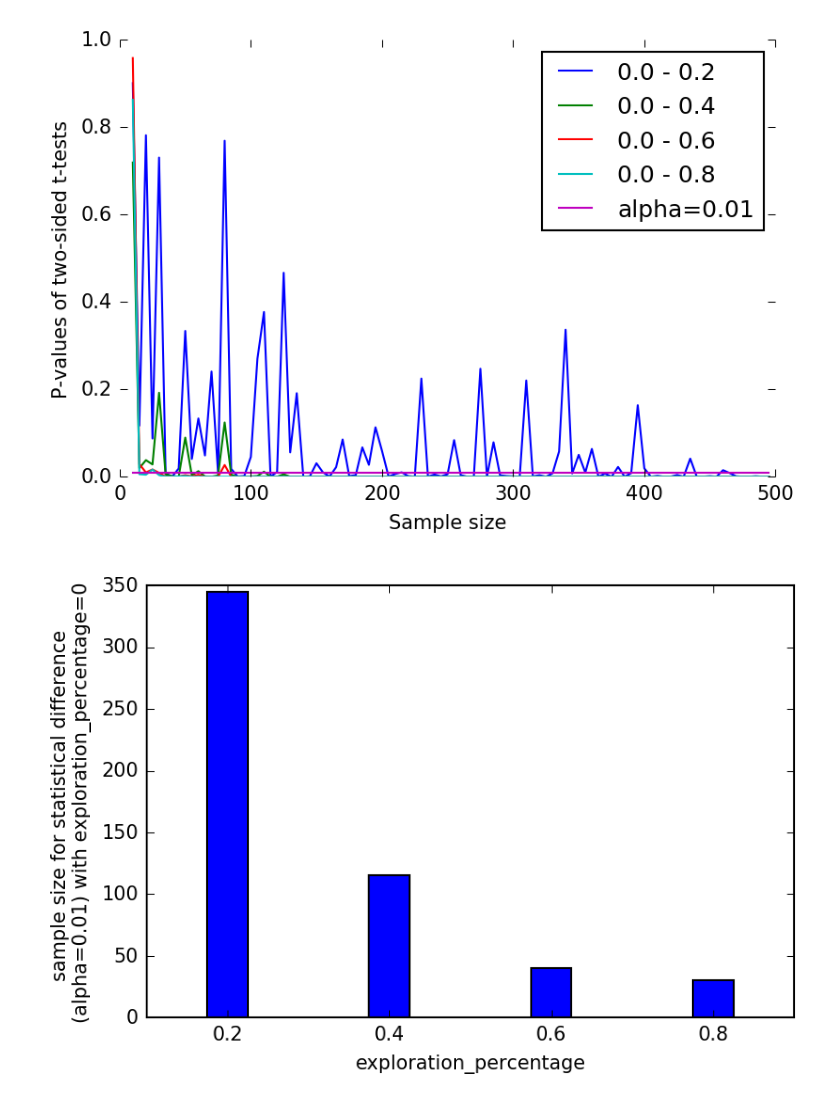
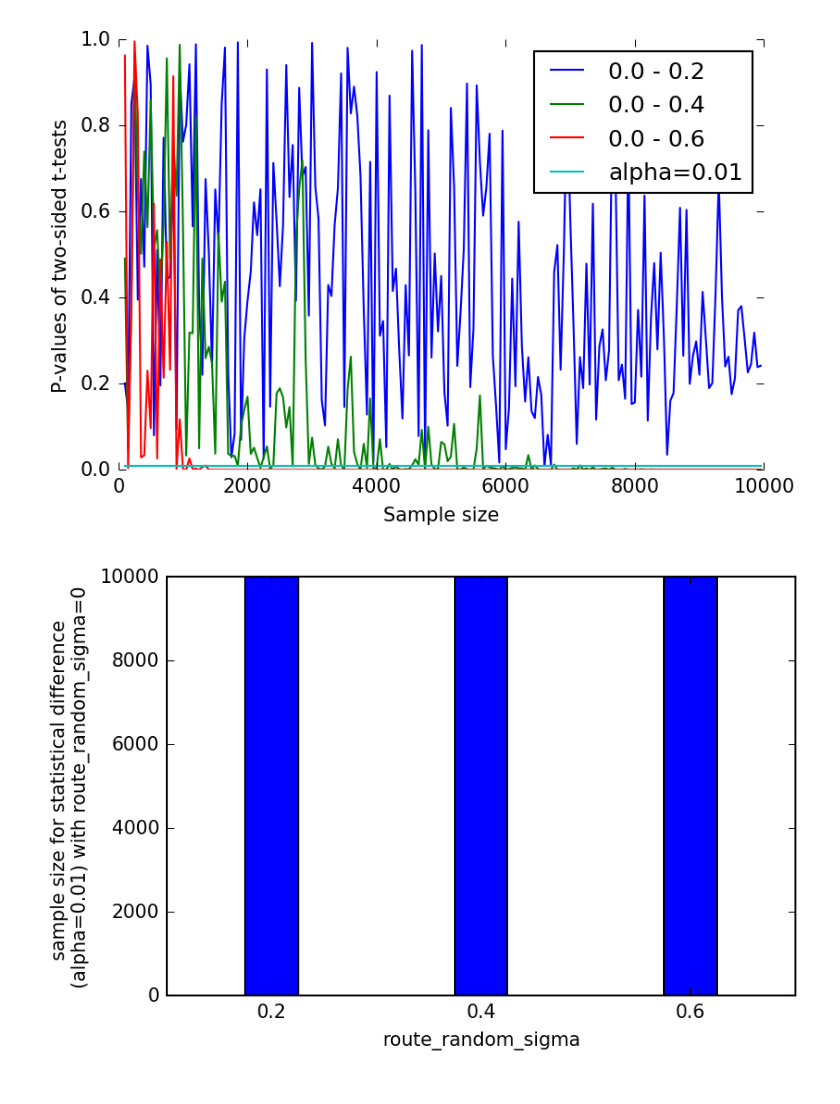
Before and after one commit to Starofall/RTX, a Jupyter notebook: analysis.ipynb, the cells around one changed output. Cells and saved outputs as stored; diff of their text form; code cells hidden in the pictures.

Commit message:
plotting

```diff
--- a/analysis.ipynb
+++ b/analysis.ipynb
@@ -12,7 +12,8 @@ from analysis_lib.two_sample_tests import Ttest
 # index = "rtx40" # cars: 750, smart cars: 750, pendulum
 # index = "rtx50"   # cars: 750, smart cars: 750, no pendulum
 # index = "rtx1000"   # cars: 1000, smart cars: 1000, no pendulum
-index = "rtx1001" # dual of 1000
+# index = "rtx1001" # dual of 1000
+index = "rtx500"   # cars: 1000, smart cars: 1000, no pendulum
 
 key_index = 0
 
@@ -27,8 +28,7 @@ knob_names = [
 ]
 
 knob_values = [
-    [0, 0.2, 0.4, 0.6, 1, 1.5, 2, 2.5],             # route_random_sigma
-#     [0, 0.2, 0.4, 0.6],             # route_random_sigma
+    [0, 0.2, 0.4, 0.6],             # route_random_sigma
     [0, 0.2, 0.4, 0.6],             # exploration_percentage
     [1, 1.5, 2, 2.5],               # max_speed_and_length_factor
     [1, 1.5, 2, 2.5],               # average_edge_duration_factor
@@ -111,7 +107,7 @@ pvalues = {}
 for i in keys:
     pvalues[i] = []
 
-for sample_size in range(10, 500, 5):
+for sample_size in range(100, 10000, 50):
     sample_sizes.append(sample_size)
 
     analysis_data = {}
@@ -127,7 +123,7 @@ marker_index = 0
 
 fig,ax = plt.subplots()
 for i in comparison_keys:
-    ax.plot(sample_sizes,pvalues[i],label='0.0 - 0.'+str(i))
+    ax.plot(sample_sizes,pvalues[i],label='0.0 - '+str(i))
     marker_index += 1
 
 ax.plot(sample_sizes,[alpha]*len(sample_sizes), label='alpha='+str(alpha))
@@ -156,7 +152,7 @@ pvalues = {}
 for i in keys:
     pvalues[i] = []
 
-for sample_size in range(10, 500, 5):
+for sample_size in range(100, 10000, 50):
     sample_sizes.append(sample_size)
 
     analysis_data = {}
@@ -167,12 +163,9 @@ for sample_size in range(10, 500, 5):
         t = Ttest(fake_run_id, y_key, alpha).start(analysis_data, {})
         pvalues[i].append(t["pvalue"])
 
-markers = ['1','2','3','4','s','p','*','h','H']
-marker_index = 0
-
 fig,ax = plt.subplots()
 for i in comparison_keys:
-    ax.plot(sample_sizes,pvalues[i],label='0.0 - 0.'+str(i))
+    ax.plot(sample_sizes,pvalues[i],label='0.0 - '+str(i))
     marker_index += 1
 
 ax.plot(sample_sizes,[alpha]*len(sample_sizes), label='alpha='+str(alpha))
@@ -182,42 +175,42 @@ plt.xlabel('Sample size')
 plt.ylabel('P-values of two-sided t-tests')
 plt.show()
 # %% [output]
-[figure, old version]
+[figure, new version]
 # %%
 mpl.rc("savefig", dpi=150)
 import collections
 
 alpha = 0.01
 
 fake_run_id = "123456"
 comparison_keys = keys[1:]
 
 necessary_samples_sizes = collections.OrderedDict()
 
 for i in comparison_keys:
-    for sample_size in range(10, 500, 5):
+    for sample_size in range(100, 1000, 50):
 
         analysis_data = {}
         analysis_data[0] = data[0][:sample_size]
         analysis_data[1] = data[i][:sample_size]
 #         analysis_data[0] = random.sample(data[0], sample_size)
 #         analysis_data[1] = random.sample(data[i], sample_size)
 
         t = Ttest(fake_run_id, y_key, alpha).start(analysis_data, {})
         if t["pvalue"] <= alpha:
             necessary_samples_sizes[i] = sample_size
             break
     if not i in necessary_samples_sizes.keys():
-        necessary_samples_sizes[i] = 500
+        necessary_samples_sizes[i] = 10000
 
 bar_width = 0.05
 
 plt.figure()
-plt.bar([float("0."+str(k))-(bar_width/2) for k in necessary_samples_sizes.keys()],
+plt.bar([float(str(k))-(bar_width/2) for k in necessary_samples_sizes.keys()],
         necessary_samples_sizes.values(), bar_width)
-plt.xlabel(knob)
-plt.ylabel('sample size for statistical difference \n(alpha='+str(alpha)+') with ' + knob + '=0')
-plt.xticks([float('0.'+str(k)) for k in necessary_samples_sizes.keys()])
+plt.xlabel(knob_name)
+plt.ylabel('sample size for statistical difference \n(alpha='+str(alpha)+') with ' + knob_name + '=0')
+plt.xticks([float(str(k)) for k in necessary_samples_sizes.keys()])
 plt.show()
 # %% [output]
-[figure, old version]
+[figure, new version]
```
Also changed, not shown: parts of 4 cells of this notebook, 1 other file.
